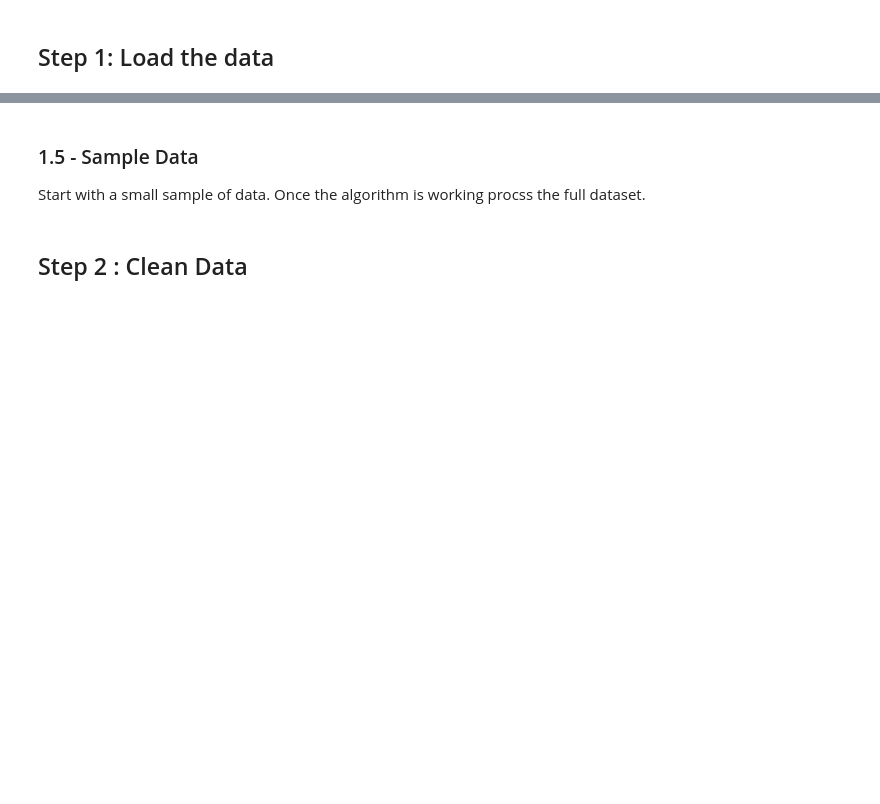
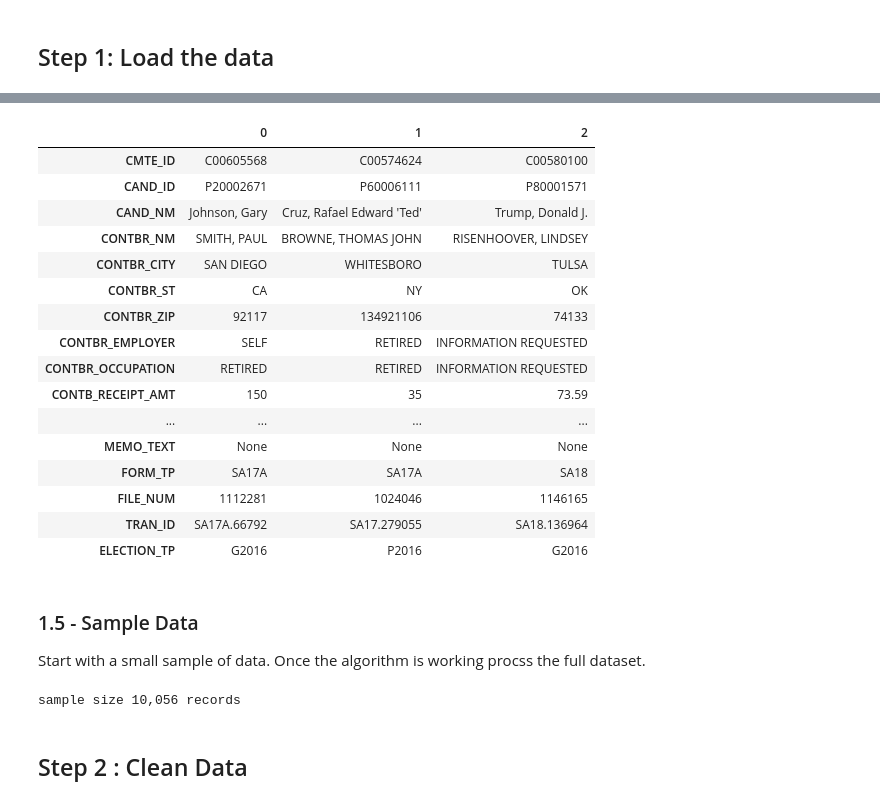
Before and after one commit to bweydert/ml-labs-spark-python, a Jupyter notebook: decision-trees/random-forest-2-election-classification.ipynb, the cells around one changed output, grey strips where cells are left out. Cells and saved outputs as stored; diff of their text form; code cells hidden in the pictures; blank space fills up the shorter version.

```diff
--- a/decision-trees/random-forest-2-election-classification.ipynb
+++ b/decision-trees/random-forest-2-election-classification.ipynb
@@ -48,23 +84,43 @@ data.printSchema()
 # %%
 ## data.show() is hard to read
 ## use Pandas to pretty print
 
 ## vertical
 ## TODO : 'toPandas'
-data.limit(3).???().T
+data.limit(3).toPandas().T
 
 # horizontal
 # data.limit(5).toPandas()
+# %% [output]
+|  | 0 | 1 | 2 |
+| CMTE_ID | C00605568 | C00574624 | C00580100 |
+| CAND_ID | P20002671 | P60006111 | P80001571 |
+| CAND_NM | Johnson, Gary | Cruz, Rafael Edward 'Ted' | Trump, Donald J. |
+| CONTBR_NM | SMITH, PAUL | BROWNE, THOMAS JOHN | RISENHOOVER, LINDSEY |
+| CONTBR_CITY | SAN DIEGO | WHITESBORO | TULSA |
+| CONTBR_ST | CA | NY | OK |
+| CONTBR_ZIP | 92117 | 134921106 | 74133 |
+| CONTBR_EMPLOYER | SELF | RETIRED | INFORMATION REQUESTED |
+| CONTBR_OCCUPATION | RETIRED | RETIRED | INFORMATION REQUESTED |
+| CONTB_RECEIPT_AMT | 150 | 35 | 73.59 |
+| ... | ... | ... | ... |
+| MEMO_TEXT | None | None | None |
+| FORM_TP | SA17A | SA17A | SA18 |
+| FILE_NUM | 1112281 | 1024046 | 1146165 |
+| TRAN_ID | SA17A.66792 | SA17.279055 | SA18.136964 |
+| ELECTION_TP | G2016 | P2016 | G2016 |
 # %% [markdown]
 ### 1.5 - Sample Data
 Start with a small sample of data. Once the algorithm is working procss the full dataset.
 # %%
 ## TODO : set sample rate, start with 0.1
 # sample size :  10% --> 0.1,   100%  -> 1.0
-sample_size = ???
+sample_size = 1.0
 
 data = data.sample(withReplacement=False, fraction=sample_size)
 print("sample size {:,} records".format(data.count()))
+# %% [output]
+sample size 10,056 records
 # %% [markdown]
 ## Step 2 : Clean Data
 # %% [markdown]
```
Also changed, not shown: parts of 32 cells of this notebook, 9 other files.
